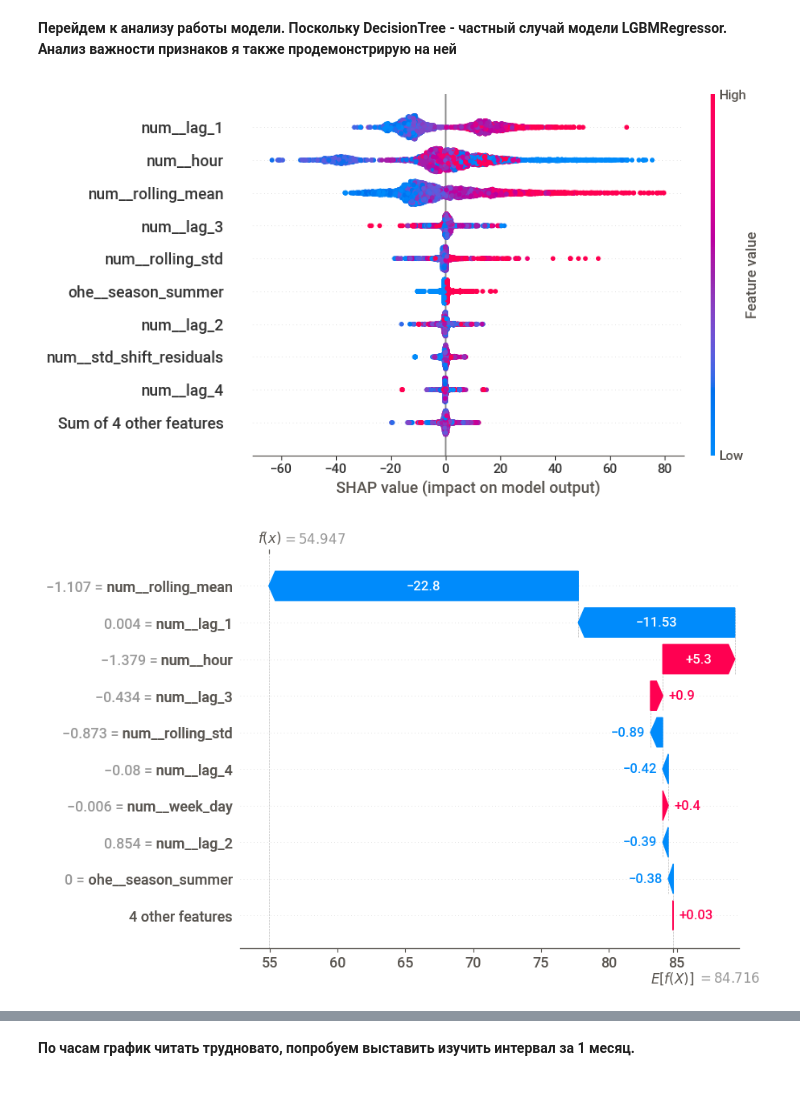
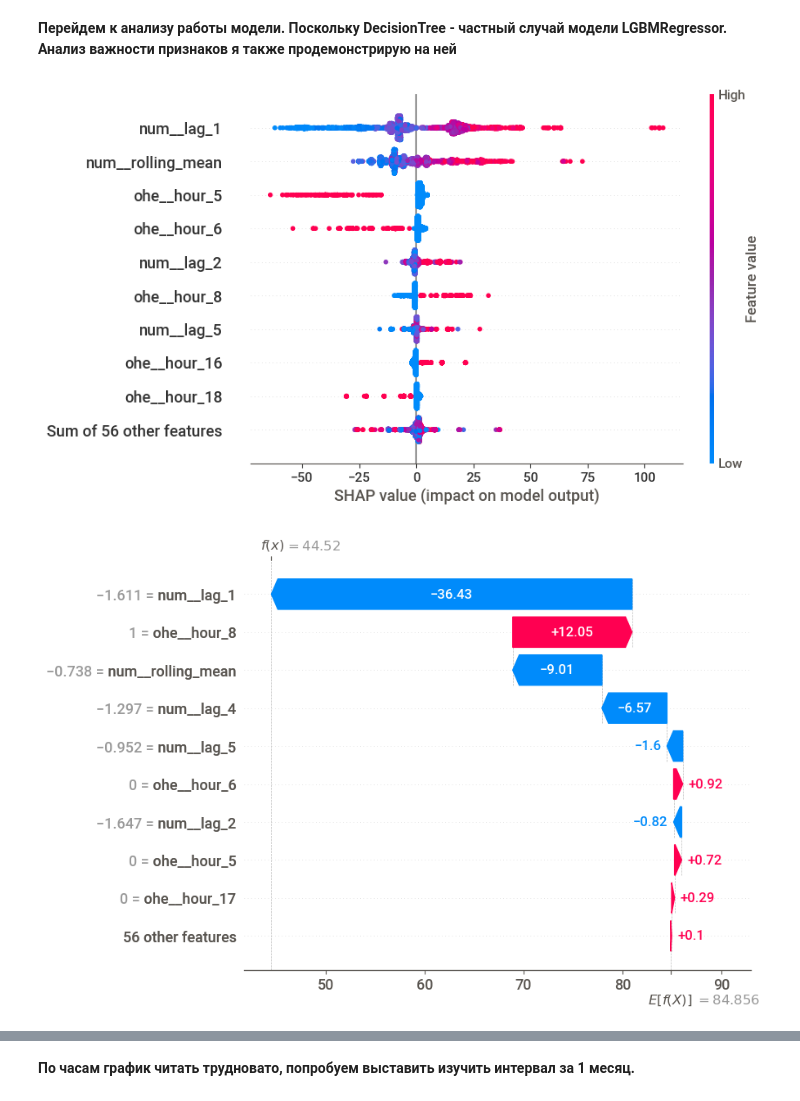
Before and after one commit to Haarloss/ml_pets, a Jupyter notebook: 9. Временные ряды + TimeSplit CV/Временные ряды и TimeSplit CV.ipynb, the cells around one changed output, grey strips where cells are left out. Drawn from its saved outputs; the diff is of its cells as text; code cells hidden in the pictures.

```diff
--- a/9. Временные ряды + TimeSplit CV/Временные ряды и TimeSplit CV.ipynb
+++ b/9. Временные ряды + TimeSplit CV/Временные ряды и TimeSplit CV.ipynb
@@ -309,12 +274,10 @@ scatter('std_shift_residuals','mean_shift_residuals')
 # %% [markdown]
 ## Обучение и тестирование
 # %%
-num_features = ['day', 'hour', 'week_day', 'rolling_std',
-                'rolling_mean', 'std_shift_residuals', 'mean_shift_residuals',
-                'lag_1','lag_2', 'lag_3', 'lag_4', 'lag_5']
-ohe_features = ['season']
+num_features = ['rolling_mean', 'lag_1','lag_2', 'lag_3', 'lag_4', 'lag_5']
+ohe_features = ['day', 'hour', 'week_day']
 
-features_data = data.drop(['year', 'month'],axis=1).dropna().copy()
+features_data = data.drop(['month'],axis=1).dropna().copy()
 X = features_data.drop('num_orders', axis=1).copy()
 y = features_data['num_orders']
 
@@ -407,15 +374,12 @@ print('Лучший показатель ошибки RMSE:', -study.best_value)
 # %%
 base_pipeline = Pipeline([
     ('preprocessor', data_preprocessor),
-    ('models', DecisionTreeRegressor(max_depth= 8,
-                                        min_samples_split= 4,
-                                        min_samples_leaf= 5,
-                                        random_state=RANDOM_STATE))
+    ('models', LinearRegression())
 ])
 
 base_pipeline.fit(X_train,y_train)
 preds = base_pipeline.predict(X_test)
-rmse_tree_test = mean_squared_error(y_test, preds, squared=False)
+rmse_tree_test = root_mean_squared_error(y_test, preds)
 
-print(f'RMSE на тестовой выборке DecisionTreeRegressor: {rmse_tree_test:.4f}')
+print(f'RMSE на тестовой выборке LinearRegression: {rmse_tree_test:.4f}')
 # %% [output]
@@ -423,14 +387,14 @@ RMSE на тестовой выборке DecisionTreeRegressor: 29.9683
 # %%
 boost_pipeline = Pipeline([
     ('preprocessor', data_preprocessor),
-    ('models', lgb.LGBMRegressor(objective='regression', metric='rmse'))
+    ('models', lgb.LGBMRegressor(n_estimators=1000, reg_lambda=1, learning_rate=0.01, objective='regression', metric='rmse'))
 ])
 
 boost_pipeline.fit(X_train, y_train)
 boost_train_preds = boost_pipeline.predict(X_train)
-rmse_train = mean_squared_error(y_train, boost_train_preds, squared=False)
+rmse_train = root_mean_squared_error(y_train, boost_train_preds)
 boost_test_preds = boost_pipeline.predict(X_test)
-rmse_test = mean_squared_error(y_test, boost_test_preds, squared=False)
+rmse_test = root_mean_squared_error(y_test, boost_test_preds)
 
 print(f'RMSE на тренировочной выборке LGBMRegressor: {rmse_train:.4f}')
 print(f'RMSE на тестовой выборке LGBMRegressor: {rmse_test:.4f}')
@@ -469,20 +434,34 @@ cbar.set_label('Значения остатков')
 # %% [markdown]
 **Перейдем к анализу работы модели. Поскольку DecisionTree - частный случай модели LGBMRegressor. Анализ важности признаков я также продемонстрирую на ней**
 # %%
-analize_model = base_pipeline.named_steps['models']
+# 1. Preprocess the data
 X_train_preprocessed = data_preprocessor.transform(X_train)
-X_train_preprocessed = pd.DataFrame(X_train_preprocessed,
-                       columns = data_preprocessor.get_feature_names_out())
+X_train_preprocessed = pd.DataFrame(
+    X_train_preprocessed,
+    columns=data_preprocessor.get_feature_names_out()
+)
 
+# 2. Train the model
+analize_model = DecisionTreeRegressor(max_depth=6, random_state=42)
+analize_model.fit(X_train_preprocessed, y_train)
+
+# 3. Now create SHAP explainer
 explainer = shap.TreeExplainer(analize_model)
 shap_values = explainer.shap_values(X_train_preprocessed)
-shap_exp = shap.Explanation(values=shap_values, base_values=explainer.expected_value, data=X_train_preprocessed)
 
+# 4. Generate explanations
+shap_exp = shap.Explanation(
+    values=shap_values,
+    base_values=explainer.expected_value,
+    data=X_train_preprocessed
+)
+
+# 5. Visualize
 shap.plots.beeswarm(shap_exp)
 shap.plots.waterfall(shap_exp[0])
 # %% [output]
-[figure, old version]
+[figure, new version]
-[figure, old version]
+[figure, new version]
 # %% [markdown]
 *Наиболее важными для модели являются признаки:*
 - lag_1
```
Also changed, not shown: parts of 53 cells of this notebook.
